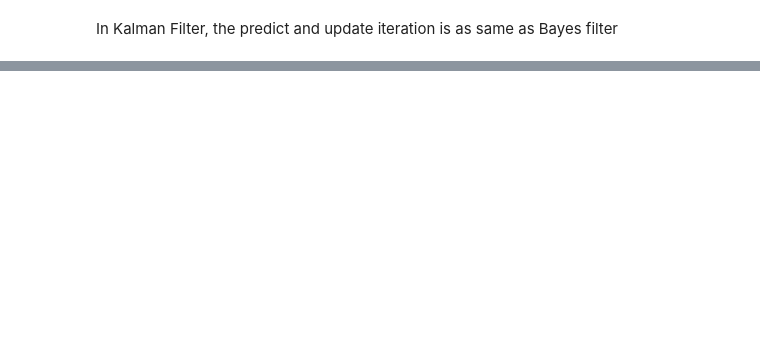
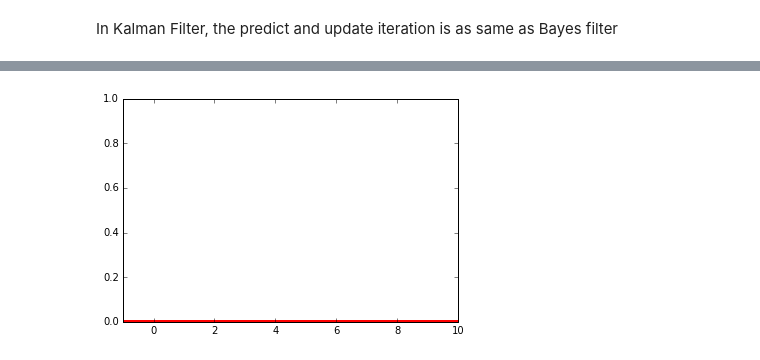
Before and after one commit to RobotX-NCTU/jupyter_notebook, a Jupyter notebook: Bayesian_Filter.ipynb, the cells around one changed output, grey strips where cells are left out. Saved outputs shown, nothing was run; the diff lists cells and outputs as text; code cells hidden in the pictures; blank space fills up the shorter version.

```diff
--- a/Bayesian_Filter.ipynb
+++ b/Bayesian_Filter.ipynb
@@ -454,0 +460,10 @@ In Kalman Filter, the predict and update iteration is as same as Bayes filter
+# %%
+prior = norm(loc = 5, scale = 1000)
+
+fig, ax = plt.subplots(1, 1)
+x = np.linspace(prior.ppf(0.001), prior.ppf(0.999), 100)
+ax.plot(x, prior.pdf(x), 'r-', lw=5, alpha=1)
+plt.axis([-1, 10, 0, 1])
+plt.show()
+# %% [output]
+[figure, added]
```
Also changed, not shown: parts of 27 cells of this notebook.
